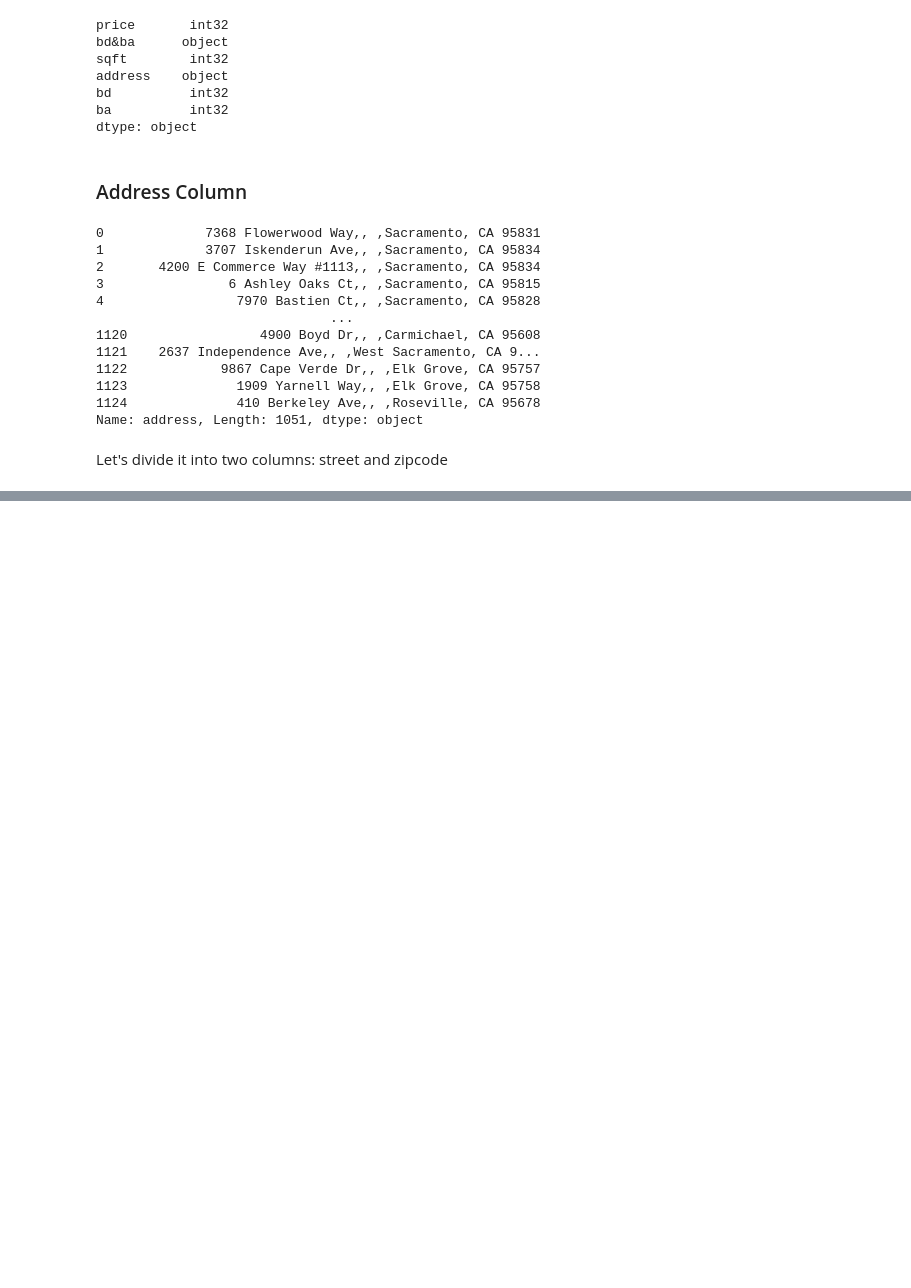
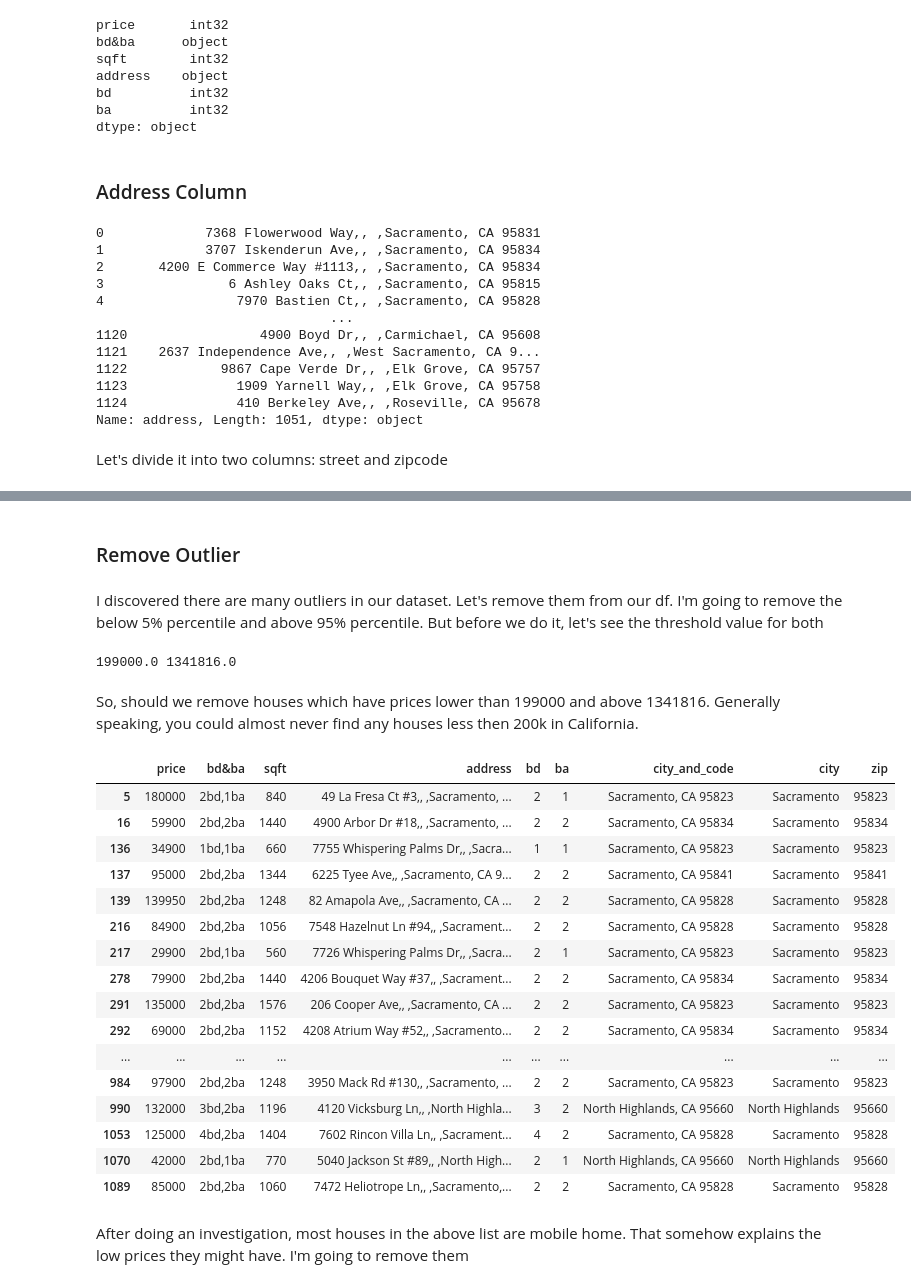
Before and after one commit to PlacidSerene/Housing-Analysis, a Jupyter notebook: House_Prediction.ipynb, the cells around one changed output, grey strips where cells are left out. Saved outputs shown, nothing was run; the diff lists cells and outputs as text; code cells hidden in the pictures; blank space fills up the shorter version.

```diff
--- a/House_Prediction.ipynb
+++ b/House_Prediction.ipynb
@@ -436,2 +436,2 @@ street_pattern = r'\d+.+,$'
 # %%
-df['street'] = df['address'].
+df['city_and_code'] = df['address'].str.extract('((?<=,, ,).*)')
@@ -446,0 +462,2 @@ sb.scatterplot(df, x='price', y=)
+# %%
+df['city'] = df['city_and_code'].str.extract('^([^,]*)')
@@ -446,0 +470,2 @@ sb.scatterplot(df, x='price', y=)
+# %%
+df['zip'] = df['city_and_code'].str.extract('(\d+)')
@@ -446,0 +494,33 @@ sb.scatterplot(df, x='price', y=)
+# %% [markdown]
+### Remove Outlier
+# %% [markdown]
+I discovered there are many outliers in our dataset. Let's remove them from our df. I'm going to remove the below 5% percentile and above 95% percentile. But before we do it, let's see the threshold value for both
+# %%
+min_threshold, max_threshold = df['price'].quantile([0.05,0.95])
+print(min_threshold,max_threshold)
+# %% [output]
+199000.0 1341816.0
+# %% [markdown]
+So, should we remove houses which have prices lower than 199000 and above 1341816. Generally speaking, you could almost never find any houses less then 200k in California.
+# %%
+df[df['price']<min_threshold]
+# %% [output]
+|  | price | bd&ba | sqft | address | bd | ba | city_and_code | city | zip |
+| 5 | 180000 | 2bd,1ba | 840 | 49 La Fresa Ct #3,, ,Sacramento, ... | 2 | 1 | Sacramento, CA 95823 | Sacramento | 95823 |
+| 16 | 59900 | 2bd,2ba | 1440 | 4900 Arbor Dr #18,, ,Sacramento, ... | 2 | 2 | Sacramento, CA 95834 | Sacramento | 95834 |
+| 136 | 34900 | 1bd,1ba | 660 | 7755 Whispering Palms Dr,, ,Sacra... | 1 | 1 | Sacramento, CA 95823 | Sacramento | 95823 |
+| 137 | 95000 | 2bd,2ba | 1344 | 6225 Tyee Ave,, ,Sacramento, CA 9... | 2 | 2 | Sacramento, CA 95841 | Sacramento | 95841 |
+| 139 | 139950 | 2bd,2ba | 1248 | 82 Amapola Ave,, ,Sacramento, CA ... | 2 | 2 | Sacramento, CA 95828 | Sacramento | 95828 |
+| 216 | 84900 | 2bd,2ba | 1056 | 7548 Hazelnut Ln #94,, ,Sacrament... | 2 | 2 | Sacramento, CA 95828 | Sacramento | 95828 |
+| 217 | 29900 | 2bd,1ba | 560 | 7726 Whispering Palms Dr,, ,Sacra... | 2 | 1 | Sacramento, CA 95823 | Sacramento | 95823 |
+| 278 | 79900 | 2bd,2ba | 1440 | 4206 Bouquet Way #37,, ,Sacrament... | 2 | 2 | Sacramento, CA 95834 | Sacramento | 95834 |
+| 291 | 135000 | 2bd,2ba | 1576 | 206 Cooper Ave,, ,Sacramento, CA ... | 2 | 2 | Sacramento, CA 95823 | Sacramento | 95823 |
+| 292 | 69000 | 2bd,2ba | 1152 | 4208 Atrium Way #52,, ,Sacramento... | 2 | 2 | Sacramento, CA 95834 | Sacramento | 95834 |
+| ... | ... | ... | ... | ... | ... | ... | ... | ... | ... |
+| 984 | 97900 | 2bd,2ba | 1248 | 3950 Mack Rd #130,, ,Sacramento, ... | 2 | 2 | Sacramento, CA 95823 | Sacramento | 95823 |
+| 990 | 132000 | 3bd,2ba | 1196 | 4120 Vicksburg Ln,, ,North Highla... | 3 | 2 | North Highlands, CA 95660 | North Highlands | 95660 |
+| 1053 | 125000 | 4bd,2ba | 1404 | 7602 Rincon Villa Ln,, ,Sacrament... | 4 | 2 | Sacramento, CA 95828 | Sacramento | 95828 |
+| 1070 | 42000 | 2bd,1ba | 770 | 5040 Jackson St #89,, ,North High... | 2 | 1 | North Highlands, CA 95660 | North Highlands | 95660 |
+| 1089 | 85000 | 2bd,2ba | 1060 | 7472 Heliotrope Ln,, ,Sacramento,... | 2 | 2 | Sacramento, CA 95828 | Sacramento | 95828 |
+# %% [markdown]
+After doing an investigation, most houses in the above list are mobile home. That somehow explains the low prices they might have. I'm going to remove them
```
Also changed, not shown: parts of 36 cells of this notebook.
